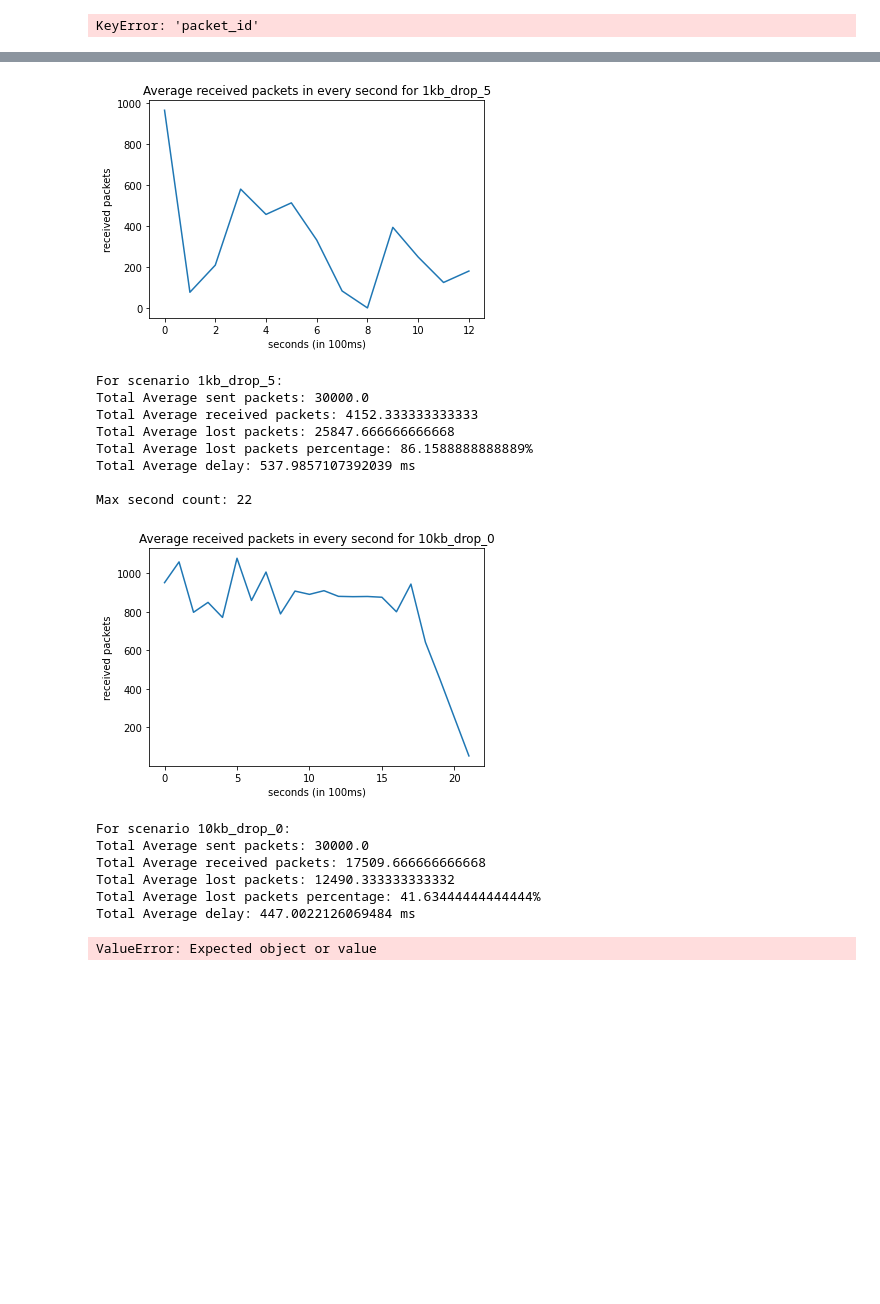
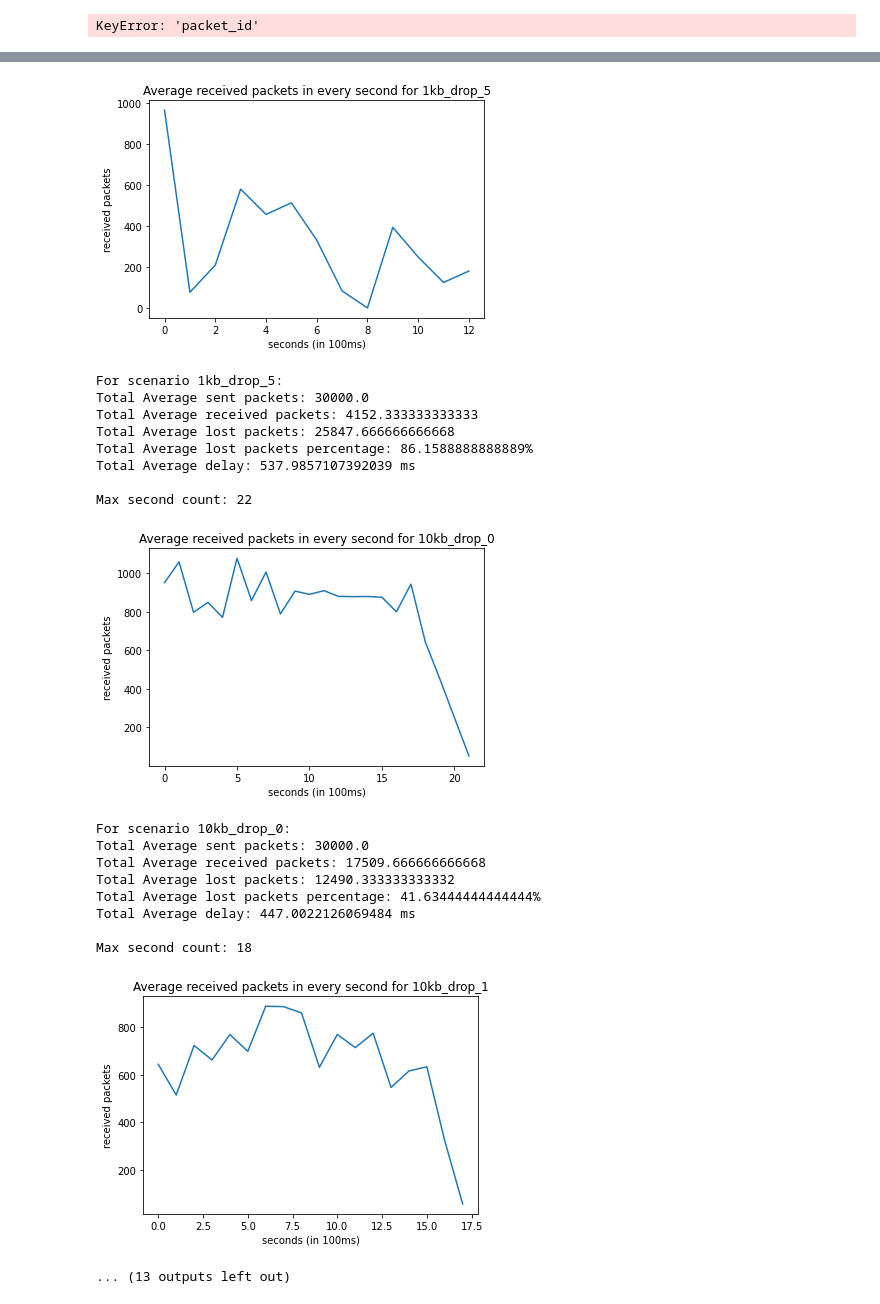
Before and after one commit to gary1030/zenoh-in-noise-environment, a Jupyter notebook: zenoh-measurement/data_analysis.ipynb, the cells around one changed output, grey strips where cells are left out. Cells and saved outputs as stored; diff of their text form; code cells hidden in the pictures; blank space fills up the shorter version.

```diff
--- a/zenoh-measurement/data_analysis.ipynb
+++ b/zenoh-measurement/data_analysis.ipynb
@@ -247,7 +247,6 @@ def get_processed_df(received_data_path: str, sent_data_path: str) -> pd.DataFra
     """
     sent_df = pd.read_json(sent_data_path)
     received_df = pd.read_json(received_data_path)
-
     sent_df = pd.json_normalize(sent_df['sent_packet_list'])
     received_df = pd.json_normalize(received_df['received_packet_list'])
     sent_df['second'] = (sent_df['sent_time'] - sent_df['sent_time'].iloc[0]) / 100
@@ -255,6 +254,17 @@ def get_processed_df(received_data_path: str, sent_data_path: str) -> pd.DataFra
     sent_df['packet_id'] = sent_df['packet_id'].astype(int)
     received_df['packet_id'] = received_df['packet_id'].astype(int)
     sent_received = pd.merge(sent_df, received_df, how='left', left_on='packet_id', right_on='packet_id')
+    # create a delay column that is the difference between received time and sent time, and if received time is null, set delay to null
+    sent_received['delay'] = sent_received['received_time'] - sent_received['sent_time']
+    sent_received['delay'] = sent_received['delay'].apply(lambda x: x if not math.isnan(x) else None)
+
+    # find the first pair with received time < sent time, and get the difference between the two
+    # this is the time difference between the two machines
+    # we will add this time difference to all received time to make them in the same time zone
+    if sent_received[sent_received['received_time'] < sent_received['sent_time']].shape[0] == 0:
+        return sent_received
+    sent_received['received_time'] = sent_received['received_time'].apply(lambda x: x + 1200 if not math.isnan(x) else None)
+    # recalculate delay
     sent_received['delay'] = sent_received['received_time'] - sent_received['sent_time']
     return sent_received
 
@@ -295,7 +305,7 @@ def draw_recieved_packet_line_chart(second_received_packets_lists, payload_size,
     plt.show()
 # %%
 # define a dictionary to indicate every scenario
-payload_size_list = [1, 10]
+payload_size_list = [1, 10, 100]
 drop_rate_list = [0, 1, 3, 5]
 run_list = [1, 2, 3]
 for payload_size in payload_size_list:
@@ -303,6 +313,8 @@ for payload_size in payload_size_list:
         current_scenario = [0, 0, 0] # first element is total sent packets, second element is total received packets, third element is average delay
         second_received_packets_lists = []
         for run in run_list:
+            if payload_size == 10 and drop_rate == 5 and run == 3:
+                continue
             df = get_processed_df(
                 received_data_path=f"received-data/{payload_size}kb_drop_{drop_rate}_{run}.json",
                 sent_data_path=f"sent-data/{payload_size}kb_drop_{drop_rate}_{run}.json"
@@ -348,31 +360,34 @@ Total Average received packets: 25542.666666666668
 Total Average lost packets: 4457.333333333332
 Total Average lost packets percentage: 14.857777777777773%
 Total Average delay: 449.27538114671506 ms
 
 Max second count: 17
 [figure]
 For scenario 1kb_drop_3:
 Total Average sent packets: 30000.0
 Total Average received packets: 12633.666666666666
 Total Average lost packets: 17366.333333333336
 Total Average lost packets percentage: 57.887777777777785%
 Total Average delay: 484.71688128610737 ms
 
 Max second count: 13
 [figure]
 For scenario 1kb_drop_5:
 Total Average sent packets: 30000.0
 Total Average received packets: 4152.333333333333
 Total Average lost packets: 25847.666666666668
 Total Average lost packets percentage: 86.1588888888889%
 Total Average delay: 537.9857107392039 ms
 
 Max second count: 22
 [figure]
 For scenario 10kb_drop_0:
 Total Average sent packets: 30000.0
 Total Average received packets: 17509.666666666668
 Total Average lost packets: 12490.333333333332
 Total Average lost packets percentage: 41.63444444444444%
 Total Average delay: 447.0022126069484 ms
+
+Max second count: 18
+[figure, added]
-ValueError: Expected object or value
+... (13 outputs left out)
```
Also changed, not shown: parts of 1 cell of this notebook, 2 other files.
